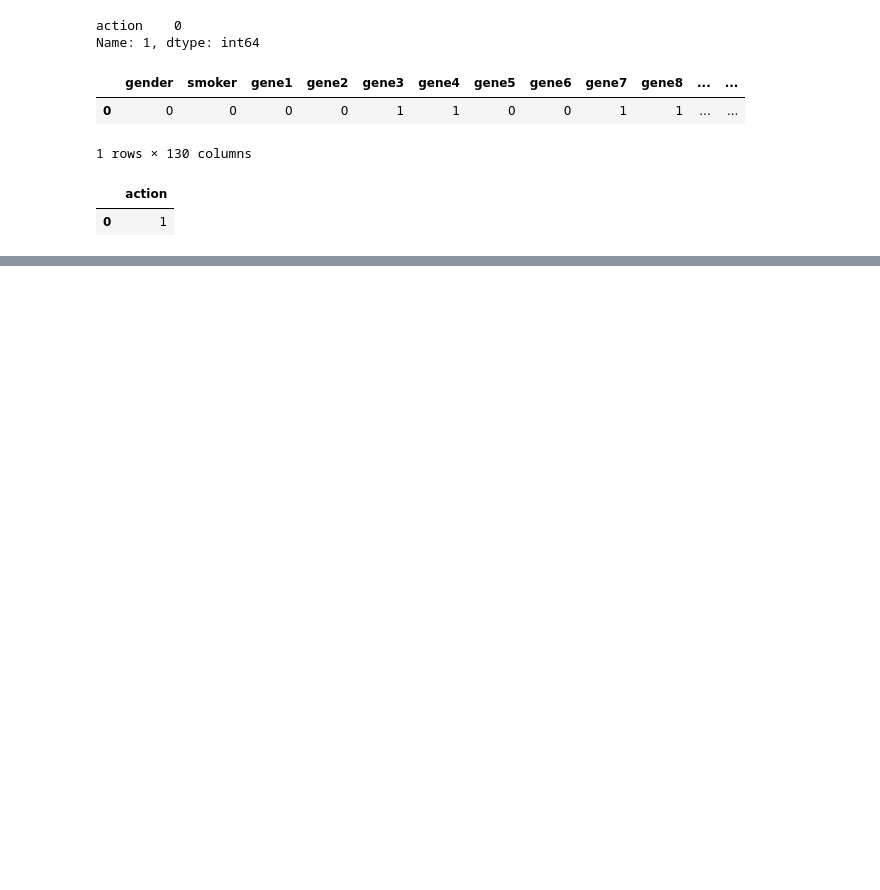
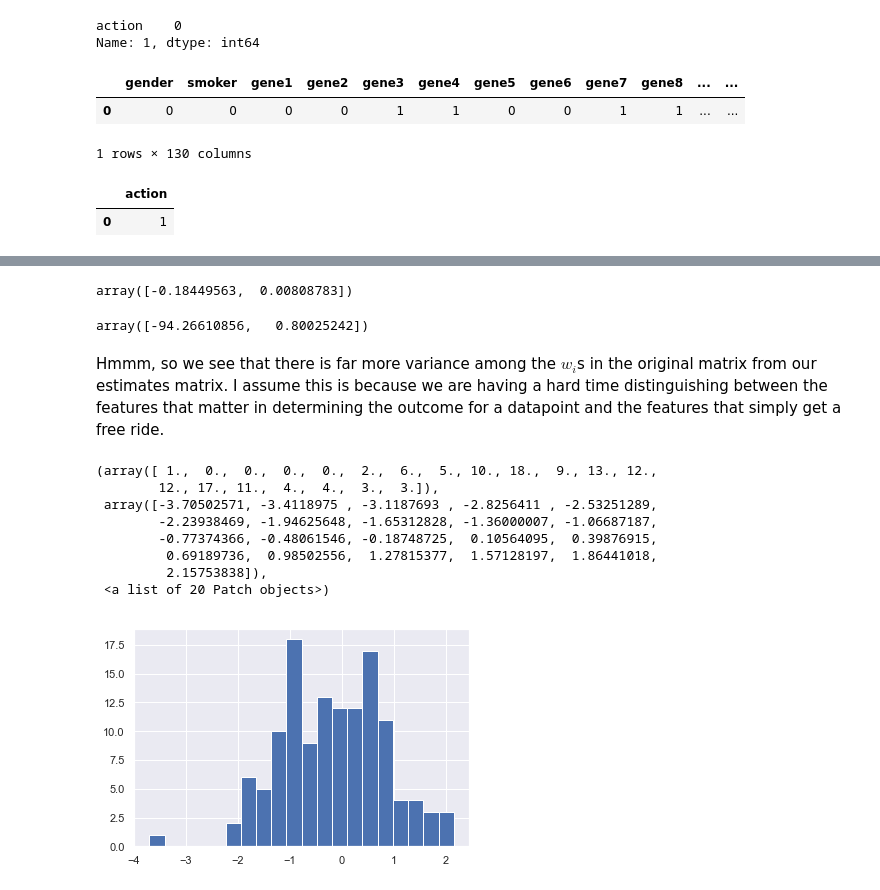
Before and after one commit to aleksaw/ml-society-science, a Jupyter notebook: src/project-2/Project2-submission.ipynb, the cells around one changed output, grey strips where cells are left out. Cells and saved outputs as stored; diff of their text form; code cells hidden in the pictures; blank space fills up the shorter version.

```diff
--- a/src/project-2/Project2-submission.ipynb
+++ b/src/project-2/Project2-submission.ipynb
@@ -1239,0 +1336,58 @@ Fitting treatment outcomes
+# %%
+W = np.array([[0.5406,-0.6144,-0.9601,0.8346,0.3312,0.7146,0.0983,-0.5257,-0.6974,
+              -1.8265,-0.0145,-1.6525,0.0055,-0.9176,-0.7250,-0.0951,-1.7667,0.0073,
+              -0.3524,1.9098,1.0243,-0.8182,-0.9124,0.5085,0.7031,0.4460,-1.2775,
+              0.5513,-1.2205,1.3070,-1.3545,-1.0837,0.0816,-0.8698,1.3052,0.2150,
+              0.6888,0.1200,-0.2307,-0.9980,0.5446,-1.3257,0.8883,-0.0784,0.8765,
+              1.3912,0.8116,0.0521,1.8974,-0.7904,0.7002,0.5576,0.7796,-1.1160,
+              -1.2895,-0.3467,0.6515,0.8178,0.4343,0.2727,-0.1715,0.1227,0.1761,
+              -1.8984,-1.0888,-0.2064,-1.9651,0.5914,-0.9664,0.6413,-0.9565,0.0875,
+              -1.0135,-1.2768,0.5075,-1.7549,0.6730,-1.0481,0.1426,-0.1293,-0.7400,
+              -1.5406,-0.3240,0.1491,-0.8280,-0.5433,-2.0551,-0.9180,0.3261,-0.5901,
+              -0.2387,0.7748,-1.8950,1.5250,-0.4545,0.1146,-1.5721,-1.5593,0.1788,
+              0.7889,-0.9500,1.6170,1.6763,-1.3823,0.5540,1.0687,-0.5235,-1.2479,
+              2.1952,-0.9560,0.7580,-0.7069,0.1542,-3.7697,-0.3553,-1.4474,0.4800,
+              -0.8477,-0.3006,-0.2575,-0.3535,1.6660,-0.8072,1.1174,-0.4782,0.0184,
+              -0.3988,-2.2642,1.0914,0.9738],
+             [0.6485,-0.5492,-0.7974,0.9511,0.5255, 0.9003, 0.2603,-0.3625,-0.5185,
+              -1.6904, 0.2368,-1.5699, 0.0769,-0.6077,-0.5900, 0.0225,-1.7212,
+              0.2846,-0.0696, 2.1709, 1.2539,-0.8221,-0.5290, 0.7097, 1.0358,
+              0.3851,-1.0136, 0.5042,-0.8335, 1.6253,-1.0686,-1.1719, 0.3351,
+              -0.7050, 1.5124, 0.5138, 0.9064, 0.3895,-0.1319,-0.8762, 0.6053,
+              -0.9924, 0.9740, 0.0278, 1.2659, 1.5276, 0.8684, 0.2326, 2.0675,
+              -0.5577, 0.8989, 0.6271, 1.0940,-0.7687,-1.0589,-0.1793, 0.9090,
+              1.0612, 0.5757, 0.4270,-0.0992, 0.2082, 0.2750,-1.7377,-0.8759,
+              0.1257,-1.4955, 0.8388,-0.7342, 0.8053,-0.6055, 0.2696,-0.7176,
+              -1.0391, 0.7705,-1.6361, 0.9533,-0.6780, 0.2811, 0.0340,-0.3938,
+              -1.4417,-0.0507, 0.3146,-0.5395,-0.2526,-1.8105,-0.7499, 0.5822,
+              -0.3629,-0.0938, 0.9733,-1.8243, 1.7343,-0.3532, 0.2782,-1.3069,
+              -1.3847, 0.3775, 1.0242,-0.6841, 1.7694, 1.8558,-0.9800, 0.8263,
+              1.1876,-0.3823,-1.0433, 2.3462,-0.7469, 1.2103,-0.6466, 0.5460,
+              -3.5279,-0.1520,-1.2145, 0.7041,-0.7711,-0.1892,-0.0033,-0.0398,
+              1.8164,-0.7123, 1.3407,-0.3461, 0.1352,-0.1236,-2.2175, 1.1414,
+              1.0812]])
+# %%
+W.mean(axis=1)/W.std(axis=1)
+# %% [output]
+array([-0.18449563,  0.00808783])
+# %%
+W_hat = np.array([alphas[1,0,:]/alphas[:,0,:].sum(axis=0),
+                  alphas[1,1,:]/alphas[:,1,:].sum(axis=0)]) - 0.5
+W_hat.mean(axis=1)/W_hat.std(axis=1)
+# %% [output]
+array([-94.26610856,   0.80025242])
+# %% [markdown]
+Hmmm, so we see that there is far more variance among the $w_i$s in the original matrix from our estimates matrix. I assume this is because we are having a hard time distinguishing between the features that matter in determining the outcome for a datapoint and the features that simply get a free ride.
+# %%
+a=0
+plt.hist(W[a]/W[a].std(), bins=20)
+# %% [output]
+(array([ 1.,  0.,  0.,  0.,  0.,  2.,  6.,  5., 10., 18.,  9., 13., 12.,
+        12., 17., 11.,  4.,  4.,  3.,  3.]),
+ array([-3.70502571, -3.4118975 , -3.1187693 , -2.8256411 , -2.53251289,
+        -2.23938469, -1.94625648, -1.65312828, -1.36000007, -1.06687187,
+        -0.77374366, -0.48061546, -0.18748725,  0.10564095,  0.39876915,
+         0.69189736,  0.98502556,  1.27815377,  1.57128197,  1.86441018,
+         2.15753838]),
+ <a list of 20 Patch objects>)
+[figure, added]
```
Also changed, not shown: parts of 82 cells of this notebook, 11 other files.
